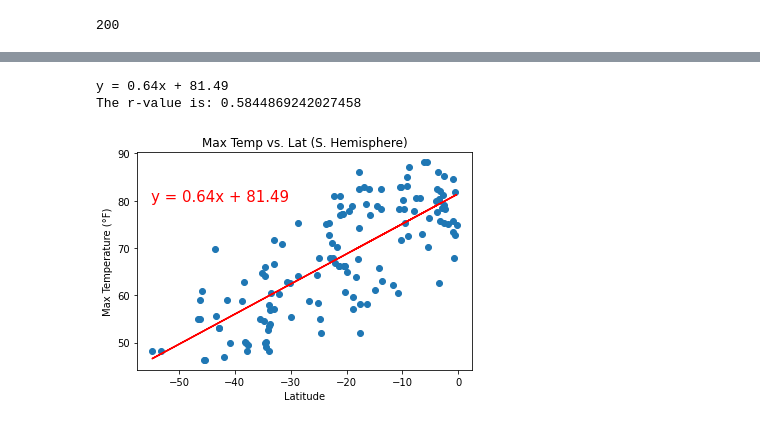
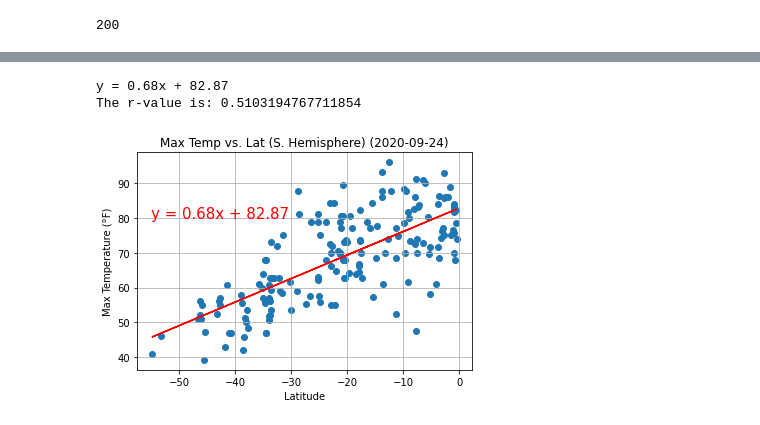
Before and after one commit to DMVance/python-api-challenge, a Jupyter notebook: WeatherPy/WeatherPy.ipynb, the cells around one changed output, grey strips where cells are left out. Cells and saved outputs as stored; diff of their text form; code cells hidden in the pictures.

```diff
--- a/WeatherPy/WeatherPy.ipynb
+++ b/WeatherPy/WeatherPy.ipynb
@@ -15,7 +16,7 @@ from datetime import date
 
 coordinate_list = []
 counter = 0
-number_of_points = 1200
+number_of_points = 1500
 
 while counter < number_of_points:
     lat = round(random.uniform(-90, 90), 6)
@@ -240,35 +256,45 @@ The r-value is: 0.7054840095643237
 # %%
 # Perform a linear regression on temperature vs. latitude for Southern Hemisphere
 south_Lat_values = city_table.loc[city_table["Lat"] < 0]["Lat"]
 south_Temp_values = city_table.loc[city_table["Lat"] < 0]["Temp_max"]
 
-(S_slope, S_intercept, S_rvalue, S_pvalue, S_stderr) = stats.linregress(
-    south_Lat_values, south_Temp_values
-)
+(
+    S_temp_slope,
+    S_temp_intercept,
+    S_temp_rvalue,
+    S_temp_pvalue,
+    S_temp_stderr,
+) = stats.linregress(south_Lat_values, south_Temp_values)
 
 # Get regression values - S. Hemisphere
-S_regress_values = south_Lat_values * S_slope + S_intercept
+S_temp_regress_values = south_Lat_values * S_temp_slope + S_temp_intercept
 
 # Create line equation string - S. Hemisphere
-S_line_eq = "y = " + str(round(S_slope, 2)) + "x + " + str(round(S_intercept, 2))
-print(S_line_eq)
+S_temp_line_eq = (
+    "y = " + str(round(S_temp_slope, 2)) + "x + " + str(round(S_temp_intercept, 2))
+)
+print(S_temp_line_eq)
 
 # Create Plot
 plt.scatter(south_Lat_values, south_Temp_values)
-plt.plot(south_Lat_values, S_regress_values, "r-")
+plt.plot(south_Lat_values, S_temp_regress_values, "r-")
 
 # Label plot and annotate the line equation
 plt.xlabel("Latitude")
 plt.ylabel("Max Temperature (°F)")
-plt.annotate(S_line_eq, (-55, 80), fontsize=15, color="red")
-plt.title("Max Temp vs. Lat (S. Hemisphere)")
+plt.annotate(S_temp_line_eq, (-55, 80), fontsize=15, color="red")
+plt.title(f"Max Temp vs. Lat (S. Hemisphere) ({today})")
+plt.grid(axis="x")
+plt.grid(axis="y")
 
 # Print r value
-print(f"The r-value is: {S_rvalue**2}")
+print(f"The r-value is: {S_temp_rvalue**2}")
+
+plt.savefig("plots/Max_Temp_vs_Lat_South_LinReg.png")
 
 # Show plot
 plt.show()
 # %% [output]
-y = 0.64x + 81.49
-The r-value is: 0.5844869242027458
+y = 0.68x + 82.87
+The r-value is: 0.5103194767711854
-[figure, old version]
+[figure, new version]
```
Also changed, not shown: parts of 21 cells of this notebook.
